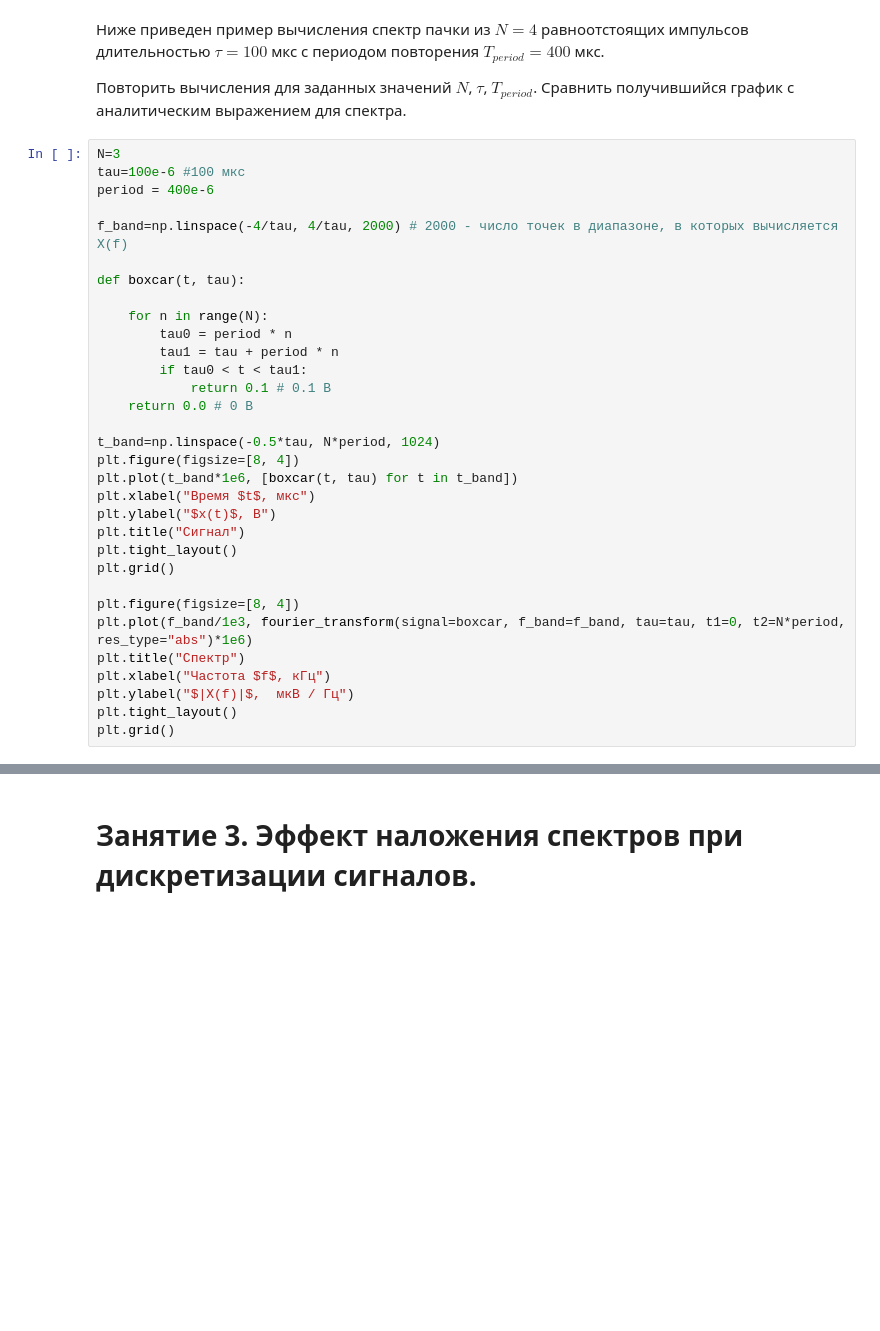
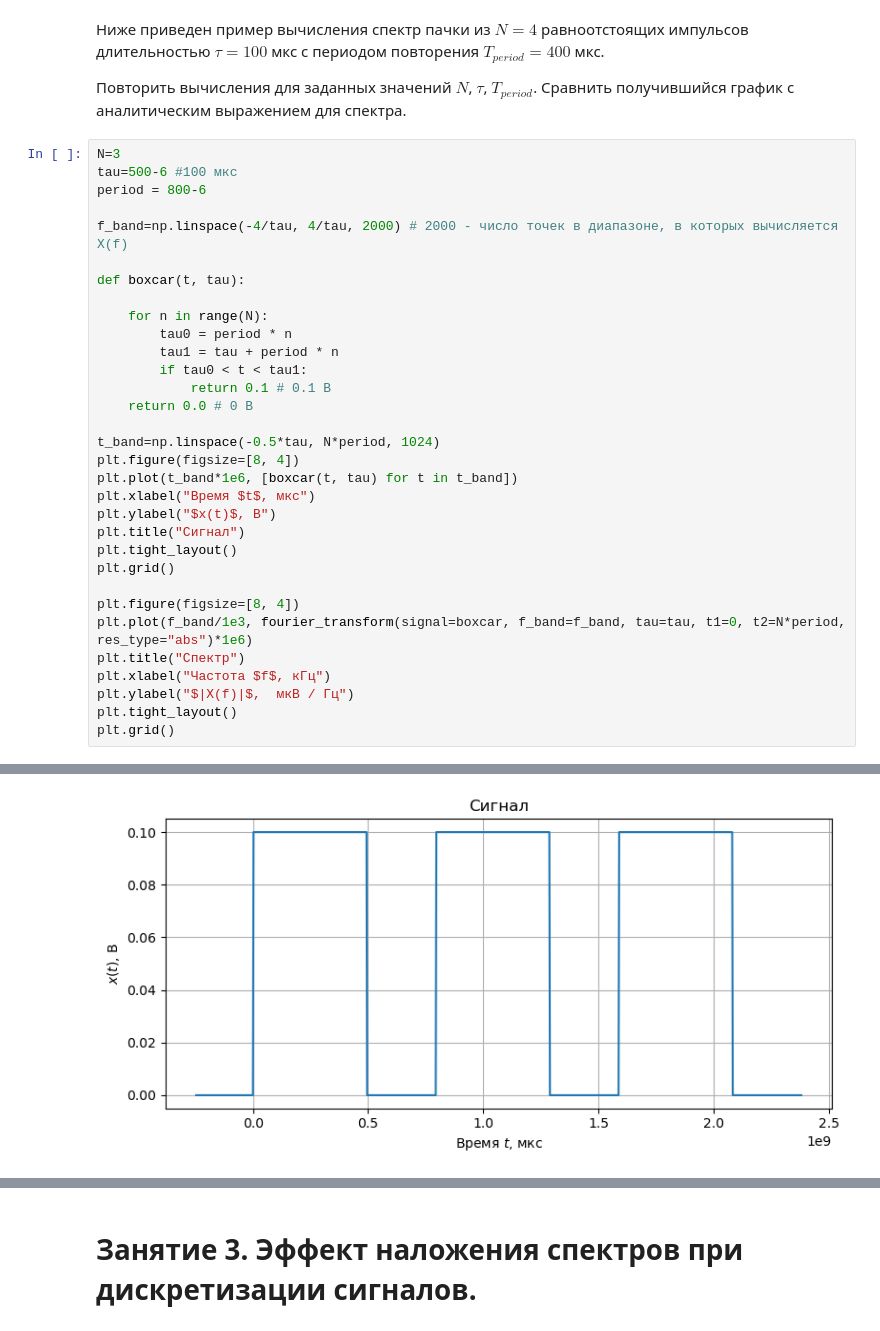
Before and after one commit to armanincredible/MIPT-RT-PHYS, a Jupyter notebook: lab1/Lab1_task.ipynb, the cells around one changed output, grey strips where cells are left out. Drawn from its saved outputs; the diff is of its cells as text; blank space fills up the shorter version.

```diff
--- a/lab1/Lab1_task.ipynb
+++ b/lab1/Lab1_task.ipynb
@@ -425,8 +445,8 @@ plt.grid()
 Повторить вычисления для заданных значений $N$, $\tau$, $T_{period}$. Сравнить получившийся график с аналитическим выражением для спектра.
 # %%
 N=3
-tau=100e-6 #100 мкс
-period = 400e-6
+tau=500-6 #100 мкс
+period = 800-6
 
 f_band=np.linspace(-4/tau, 4/tau, 2000) # 2000 - число точек в диапазоне, в которых вычисляется X(f)
 
@@ -462,0 +489 @@ plt.grid()
+[figure, added]
```
Also changed, not shown: parts of 19 cells of this notebook, 8 other files.
